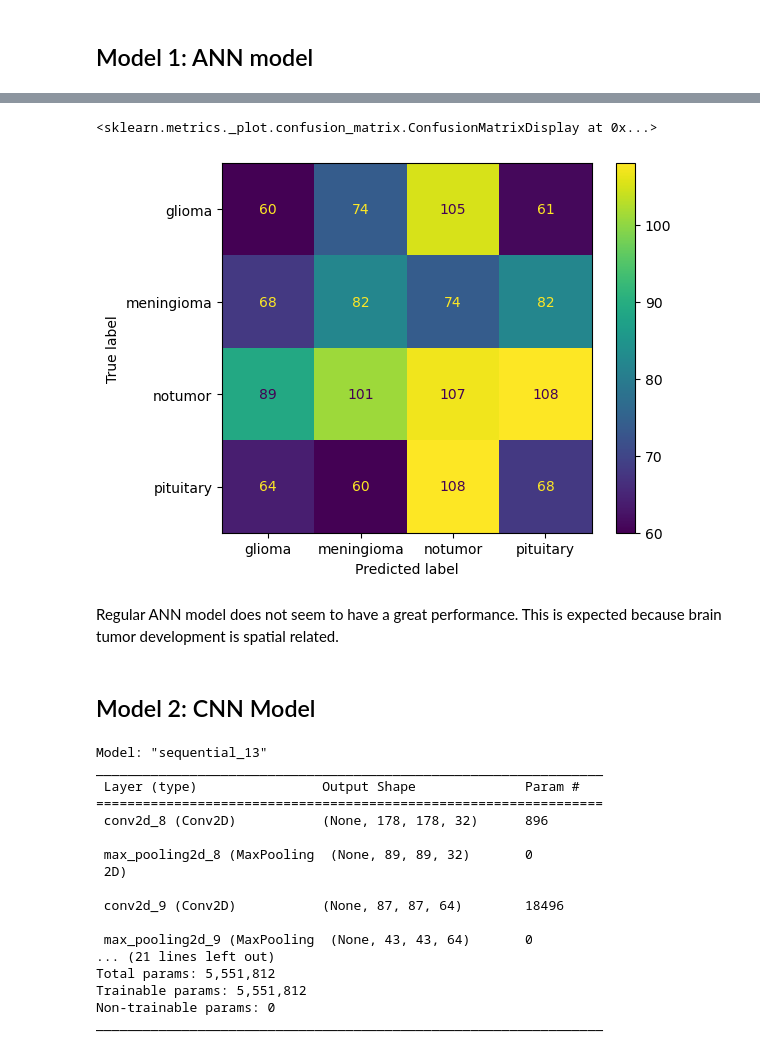
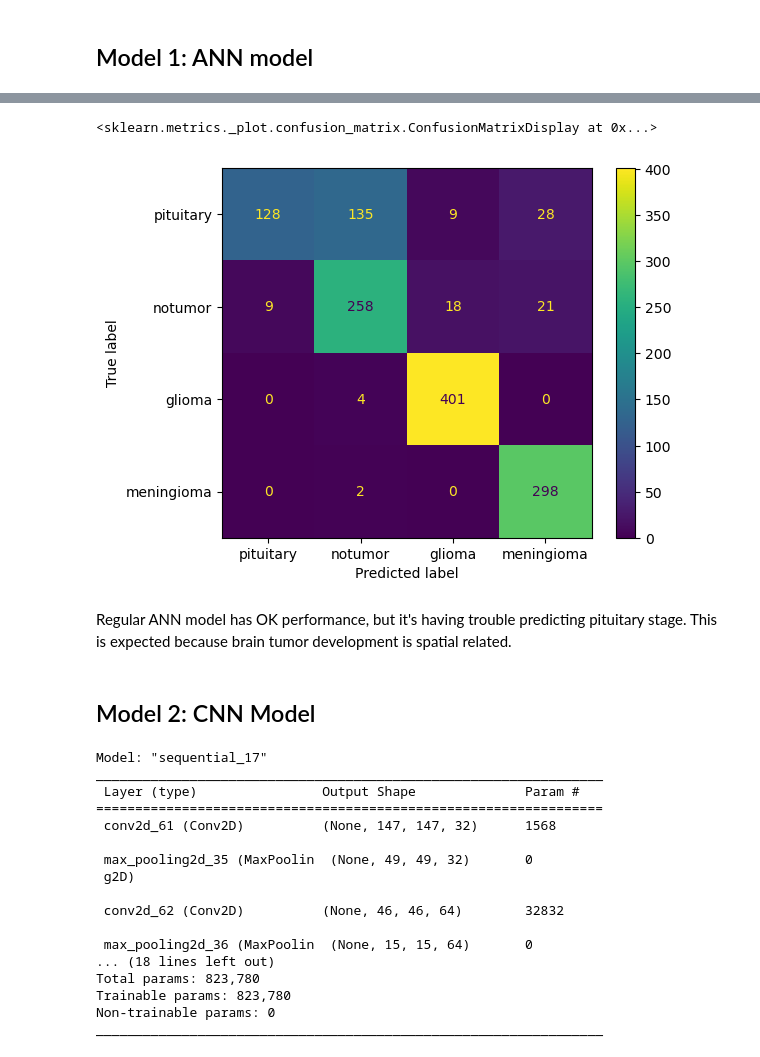
Before and after one commit to dwang917/BrainTumor_CNN, a Jupyter notebook: BrainTumorClassification.ipynb, the cells around one changed output, grey strips where cells are left out. Saved outputs shown, nothing was run; the diff lists cells and outputs as text; code cells hidden in the pictures.

```diff
--- a/BrainTumorClassification.ipynb
+++ b/BrainTumorClassification.ipynb
@@ -172,19 +182,0 @@ train_data.samples
-# %%
-images, labels = next(train_data)
-class_names = list(train_data.class_indices.keys())
-
-def plot_images(images, labels, class_names):
-    plt.figure(figsize=(10, 10))
-
-    # Display 9 images from the batch
-    for i in range(12):
-        plt.subplot(3, 4, i + 1)
-        plt.imshow(images[i])
-        label_index = np.argmax(labels[i])
-        plt.title(class_names[label_index])
-        plt.axis('off')
-
-    plt.tight_layout()
-    plt.show()
-
-plot_images(images, labels, class_names)
@@ -202,8 +214,8 @@ num_hidden2 = 128
 num_hidden3 = 64
 num_hidden4 = 32
 num_output = 4
-model = Sequential([
-    Flatten(input_shape=(180, 180, 3)),
+modelANN = Sequential([
+    Flatten(input_shape=(image_size, image_size, 3)),
     Dense(num_hidden1, activation = 'relu'),
     Dense(num_hidden2, activation = 'relu'),
     Dense(num_hidden3, activation = 'relu'),
@@ -211,8 +223,8 @@ model = Sequential([
     Dense(num_output, activation = 'softmax')
 ])
 # %%
-model.compile(optimizer = 'adam', loss = 'categorical_crossentropy', metrics = ['accuracy'])
+modelANN.compile(optimizer = 'adam', loss = 'categorical_crossentropy', metrics = ['accuracy'])
 # %%
-epochs = 10
-history = model.fit(train_data, validation_data=validation_data, epochs=epochs)
+epochs = 15
+history = modelANN.fit(train_data, validation_data=validation_data, epochs=epochs)
 # %% [output]
@@ -274,6 +284,6 @@ Test accuracy: 0.8398169279098511
 # %%
 # display the confusion matrix
-predictions = model.predict(test_data)
+predictions = modelANN.predict(test_data)
 y_pred = np.argmax(predictions, axis=1)
 y_true = test_data.classes
 cm = confusion_matrix(y_true, y_pred)
@@ -286,44 +296,41 @@ disp.plot()
 <sklearn.metrics._plot.confusion_matrix.ConfusionMatrixDisplay at 0x...>
-[figure, old version]
+[figure, new version]
 # %% [markdown]
-Regular ANN model does not seem to have a great performance. This is expected because brain tumor development is spatial related.
+Regular ANN model has OK performance, but it's having trouble predicting pituitary stage. This is expected because brain tumor development is spatial related.
 # %% [markdown]
 ## Model 2: CNN Model
 # %%
 # Model architecture
-model = Sequential([
-    Conv2D(32, (3, 3), activation='relu', input_shape=(180, 180, 3)),
-    MaxPooling2D(2, 2),
-    Conv2D(64, (3, 3), activation='relu'),
-    MaxPooling2D(2, 2),
-    Conv2D(128, (3, 3), activation='relu'),
-    MaxPooling2D(2, 2),
-    Conv2D(128, (3, 3), activation='relu'),
-    MaxPooling2D(2, 2),
+modelCNN = Sequential([
+    Conv2D(32, (4, 4), activation='relu', input_shape=(image_size, image_size, 3)),
+    MaxPooling2D(3, 3),
+    Conv2D(64, (4, 4), activation='relu'),
+    MaxPooling2D(3, 3),
+    Conv2D(128, (4, 4), activation='relu'),
+    MaxPooling2D(3, 3),
+    Conv2D(256, (4, 4), activation='relu'),
     Flatten(),
     Dense(512, activation='relu'),
-    Dropout(0.4),
+    Dropout(0.5),
     Dense(4, activation='softmax')
 ])
 
-model.compile(optimizer='adam', loss='categorical_crossentropy', metrics=['accuracy'])
-
-model.summary()
+modelCNN.summary()
 # %% [output]
-Model: "sequential_13"
+Model: "sequential_17"
 _________________________________________________________________
  Layer (type)                Output Shape              Param #
 =================================================================
- conv2d_8 (Conv2D)           (None, 178, 178, 32)      896
+ conv2d_61 (Conv2D)          (None, 147, 147, 32)      1568
 
- max_pooling2d_8 (MaxPooling  (None, 89, 89, 32)       0
- 2D)
+ max_pooling2d_35 (MaxPoolin  (None, 49, 49, 32)       0
+ g2D)
 
- conv2d_9 (Conv2D)           (None, 87, 87, 64)        18496
+ conv2d_62 (Conv2D)          (None, 46, 46, 64)        32832
 
- max_pooling2d_9 (MaxPooling  (None, 43, 43, 64)       0
-... (21 lines left out)
-Total params: 5,551,812
-Trainable params: 5,551,812
+ max_pooling2d_36 (MaxPoolin  (None, 15, 15, 64)       0
+... (18 lines left out)
+Total params: 823,780
+Trainable params: 823,780
 Non-trainable params: 0
 _________________________________________________________________
```
Also changed, not shown: parts of 48 cells of this notebook.
